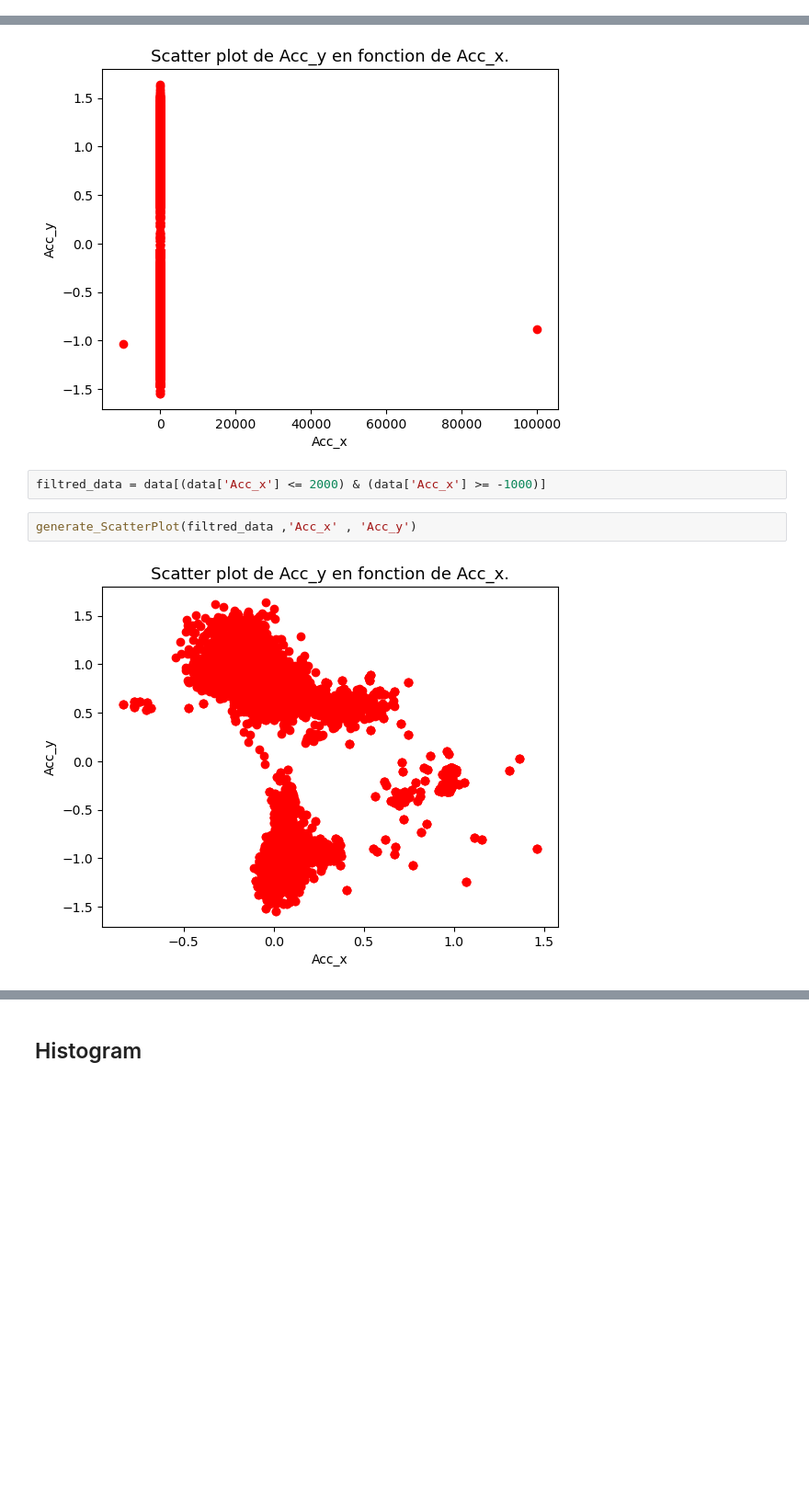
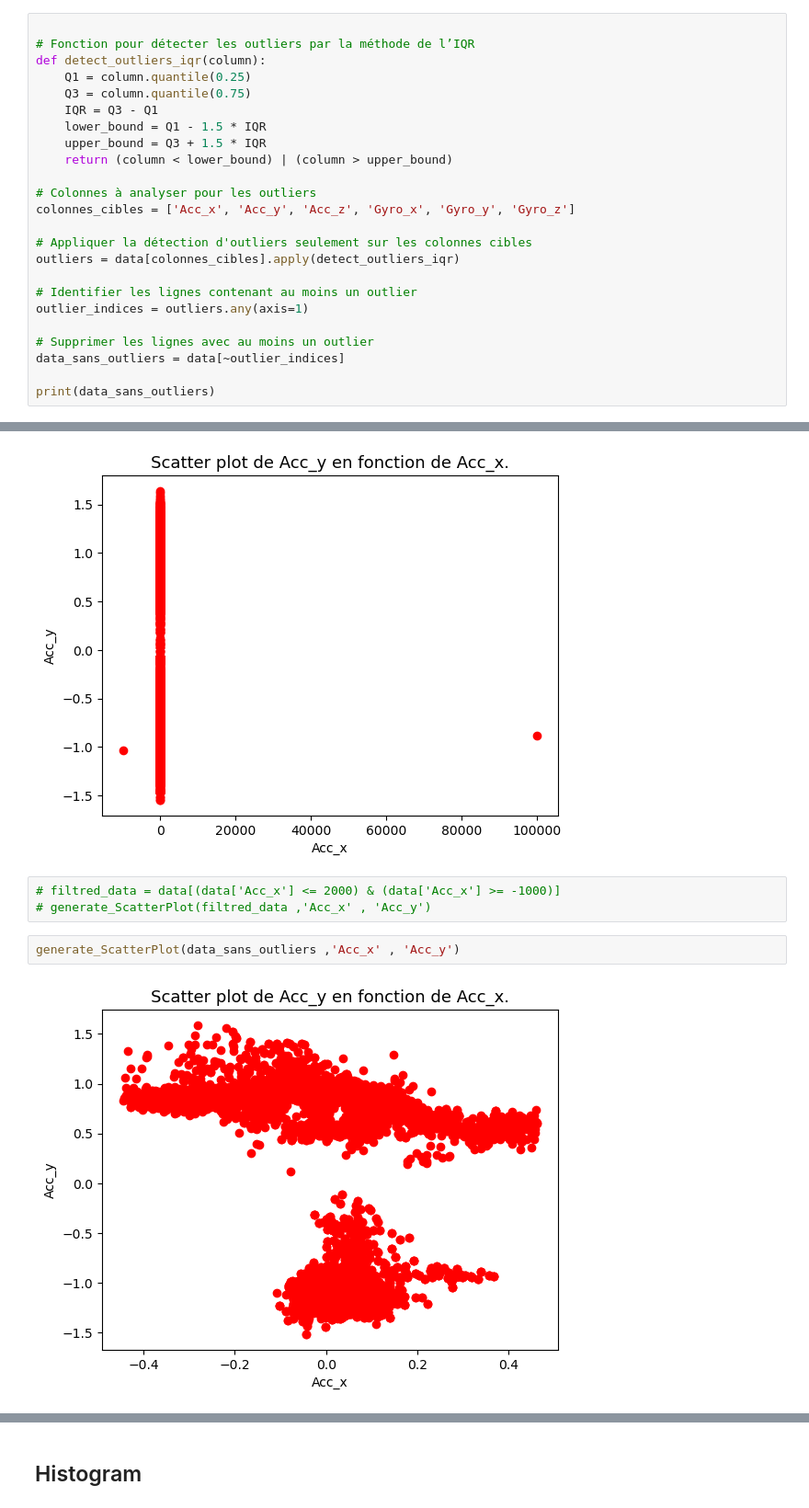
Before and after one commit to felladib/DATA_MIND_TP, a Jupyter notebook: TP2/TP2.ipynb, the cells around one changed output, grey strips where cells are left out. Shown at 92% size. Cells and saved outputs as stored; diff of their text form; blank space fills up the shorter version.

```diff
--- a/TP2/TP2.ipynb
+++ b/TP2/TP2.ipynb
@@ -35,3 +35,27 @@ data.head(10)
 | 7 | 2019-01-11 15:08:06.600 | -0.170000 | 0.899500 | -0.250000 | 17.5246 | 1.5976 | -17.5854 | B | bench | heavy | 30.0 |
 | 8 | 2019-01-11 15:08:06.800 | -0.222667 | 0.907000 | -0.204333 | -7.2318 | -1.3536 | -0.4026 | B | bench | heavy | 30.0 |
 | 9 | 2019-01-11 15:08:07.000 | -0.204500 | 0.930000 | -0.149000 | -28.6830 | -10.2076 | 20.5732 | B | bench | heavy | 30.0 |
+# %%
+
+# Fonction pour détecter les outliers par la méthode de l’IQR
+def detect_outliers_iqr(column):
+    Q1 = column.quantile(0.25)
+    Q3 = column.quantile(0.75)
+    IQR = Q3 - Q1
+    lower_bound = Q1 - 1.5 * IQR
+    upper_bound = Q3 + 1.5 * IQR
+    return (column < lower_bound) | (column > upper_bound)
+
+# Colonnes à analyser pour les outliers
+colonnes_cibles = ['Acc_x', 'Acc_y', 'Acc_z', 'Gyro_x', 'Gyro_y', 'Gyro_z']
+
+# Appliquer la détection d'outliers seulement sur les colonnes cibles
+outliers = data[colonnes_cibles].apply(detect_outliers_iqr)
+
+# Identifier les lignes contenant au moins un outlier
+outlier_indices = outliers.any(axis=1)
+
+# Supprimer les lignes avec au moins un outlier
+data_sans_outliers = data[~outlier_indices]
+
+print(data_sans_outliers)
@@ -51,8 +93,9 @@ generate_ScatterPlot(data ,'Acc_x' , 'Acc_y')
 # %% [output]
 [figure]
 # %%
-filtred_data = data[(data['Acc_x'] <= 2000) & (data['Acc_x'] >= -1000)]
+# filtred_data = data[(data['Acc_x'] <= 2000) & (data['Acc_x'] >= -1000)]
+# generate_ScatterPlot(filtred_data ,'Acc_x' , 'Acc_y')
 # %%
-generate_ScatterPlot(filtred_data ,'Acc_x' , 'Acc_y')
+generate_ScatterPlot(data_sans_outliers ,'Acc_x' , 'Acc_y')
 # %% [output]
-[figure, old version]
+[figure, new version]
```
Also changed, not shown: parts of 10 cells of this notebook, 2 other files.
